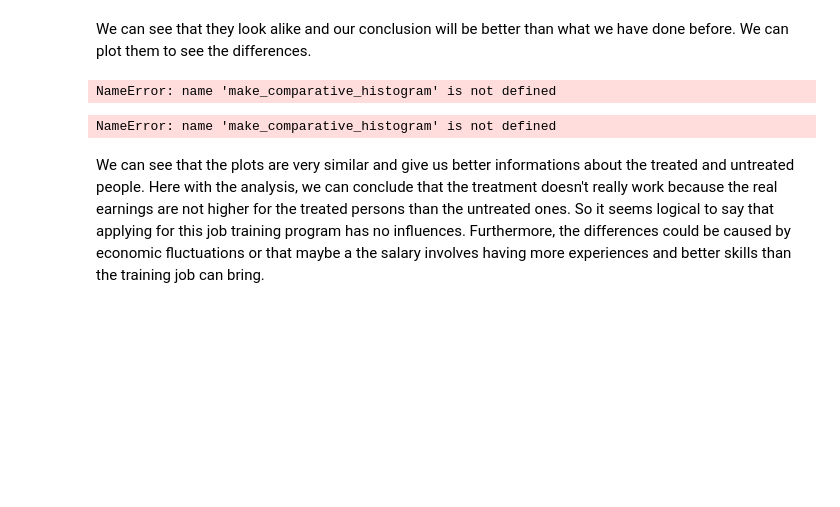
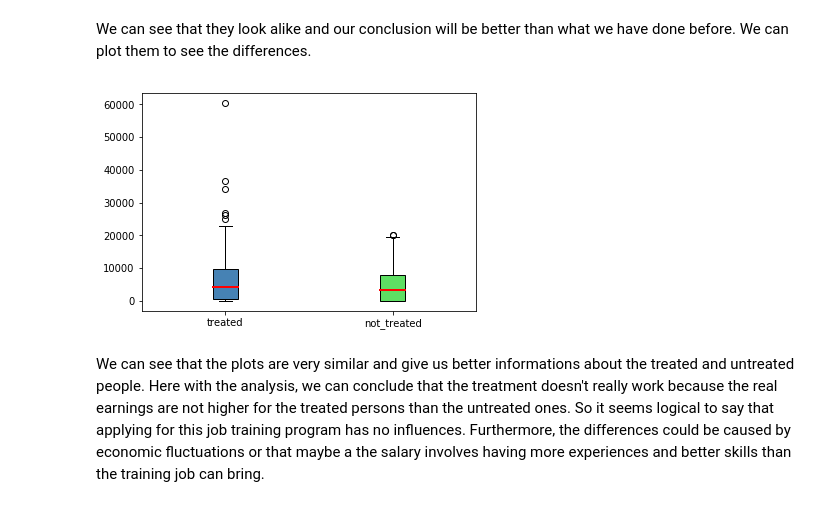
Before and after one commit to IsaacLeimgruber/ADA_labs_repo, a Jupyter notebook: 04 - Applied ML/HW04_Kevin.ipynb, the cells around one changed output. Drawn from its saved outputs; the diff is of its cells as text; code cells hidden in the pictures; blank space fills up the shorter version.

```diff
--- a/04 - Applied ML/HW04_Kevin.ipynb
+++ b/04 - Applied ML/HW04_Kevin.ipynb
@@ -423,16 +418,10 @@ max      20243.380000
 Name: re78, dtype: float64
 # %% [markdown]
 We can see that they look alike and our conclusion will be better than what we have done before. We can plot them to see the differences.
-# %%
-make_comparative_histogram(patients_treated, patients_not_treated_matched, 're74', bins_, 'earnings', ['treated', 'untreated'])
-# %% [output]
-NameError: name 'make_comparative_histogram' is not defined
-# %%
-make_comparative_histogram(patients_treated, patients_not_treated_matched, 're75', bins_, 'earnings', ['treated', 'untreated'])
-# %% [output]
-NameError: name 'make_comparative_histogram' is not defined
 # %%
-make_comparative_histogram(patients_treated, patients_not_treated_matched, 're78', bins_, 'earnings', ['treated', 'untreated'])
+make_boxplot(patients_treated, patients_not_treated_matched, 're78', ['treated', 'not_treated'], ['steelblue', '#5EDF63'])
+# %% [output]
+[figure, added]
 # %% [markdown]
 We can see that the plots are very similar and give us better informations about the treated and untreated people.
 Here with the analysis, we can conclude that the treatment doesn't really work because the real earnings are not higher for the treated persons than the untreated ones. So it seems logical to say that applying for this job training program has no influences. Furthermore, the differences could be caused by economic fluctuations or that maybe a the salary involves having more experiences and better skills than the training job can bring.
```
Also changed, not shown: parts of 23 cells of this notebook.
